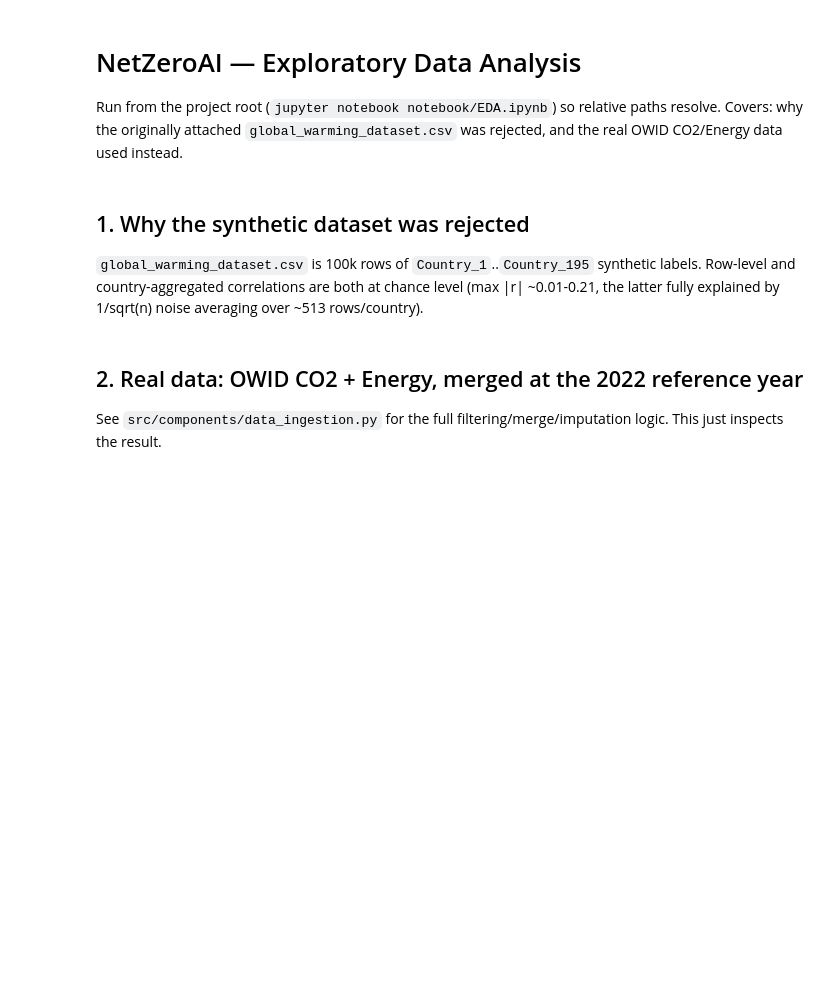
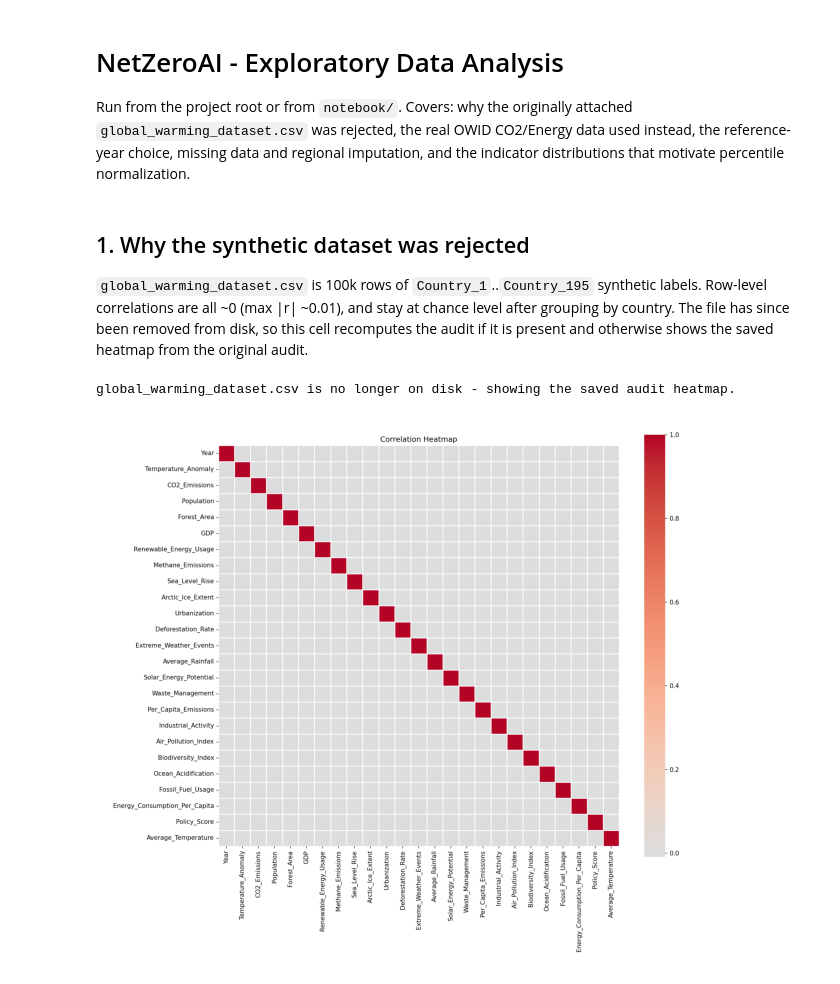
Before and after one commit to plufle/NetZeroAI, a Jupyter notebook: notebook/EDA.ipynb, the cells around one changed output. Saved outputs shown, nothing was run; the diff lists cells and outputs as text; code cells hidden in the pictures; blank space fills up the shorter version.

```diff
--- a/notebook/EDA.ipynb
+++ b/notebook/EDA.ipynb
@@ -1,4 +1,4 @@
 # %% [markdown]
-# NetZeroAI — Exploratory Data Analysis
+# NetZeroAI - Exploratory Data Analysis
 
-Run from the project root (`jupyter notebook notebook/EDA.ipynb`) so relative paths resolve. Covers: why the originally attached `global_warming_dataset.csv` was rejected, and the real OWID CO2/Energy data used instead.
+Run from the project root or from `notebook/`. Covers: why the originally attached `global_warming_dataset.csv` was rejected, the real OWID CO2/Energy data used instead, the reference-year choice, missing data and regional imputation, and the indicator distributions that motivate percentile normalization.
@@ -15,14 +5,39 @@ ROOT = Path.cwd().parent if Path.cwd().name == "notebook" else Path.cwd()
+# %%
+import sys
+from pathlib import Path
+
+ROOT = Path.cwd().parent if Path.cwd().name == "notebook" else Path.cwd()
+sys.path.insert(0, str(ROOT))
+
+import matplotlib.pyplot as plt
+import numpy as np
+import pandas as pd
+import seaborn as sns
+
+from src import constants as C
+
+sns.set_theme(style="whitegrid")
+pd.set_option("display.width", 160)
+pd.set_option("display.max_columns", 30)
 # %% [markdown]
 ## 1. Why the synthetic dataset was rejected
 
-`global_warming_dataset.csv` is 100k rows of `Country_1`..`Country_195` synthetic labels. Row-level and country-aggregated correlations are both at chance level (max |r| ~0.01-0.21, the latter fully explained by 1/sqrt(n) noise averaging over ~513 rows/country).
+`global_warming_dataset.csv` is 100k rows of `Country_1`..`Country_195` synthetic labels. Row-level correlations are all ~0 (max |r| ~0.01), and stay at chance level after grouping by country. The file has since been removed from disk, so this cell recomputes the audit if it is present and otherwise shows the saved heatmap from the original audit.
 # %%
-synthetic = pd.read_csv(ROOT / "global_warming_dataset.csv")
-num_cols = synthetic.select_dtypes(include="number").columns.drop("Year")
-corr = synthetic[num_cols].corr()
-np.fill_diagonal(corr.values, np.nan)
-print("Max |correlation| (row-level):", np.nanmax(np.abs(corr.values)))
+synthetic_path = ROOT / "global_warming_dataset.csv"
+if synthetic_path.exists():
+    synthetic = pd.read_csv(synthetic_path)
+    num_cols = synthetic.select_dtypes(include="number").columns.drop("Year")
+    corr = synthetic[num_cols].corr()
+    np.fill_diagonal(corr.values, np.nan)
+    print("Max |correlation| (row-level):", np.nanmax(np.abs(corr.values)))
+else:
+    print("global_warming_dataset.csv is no longer on disk - showing the saved audit heatmap.")
+    img = plt.imread(ROOT / "reports" / "assets" / "synthetic_correlation.png")
+    plt.figure(figsize=(8, 7))
+    plt.imshow(img)
+    plt.axis("off")
+    plt.show()
+# %% [output]
+global_warming_dataset.csv is no longer on disk - showing the saved audit heatmap.
+[figure, added]
-# %% [markdown]
-## 2. Real data: OWID CO2 + Energy, merged at the 2022 reference year
-
-See `src/components/data_ingestion.py` for the full filtering/merge/imputation logic. This just inspects the result.
```
Also changed, not shown: parts of 16 cells of this notebook, 45 other files.
